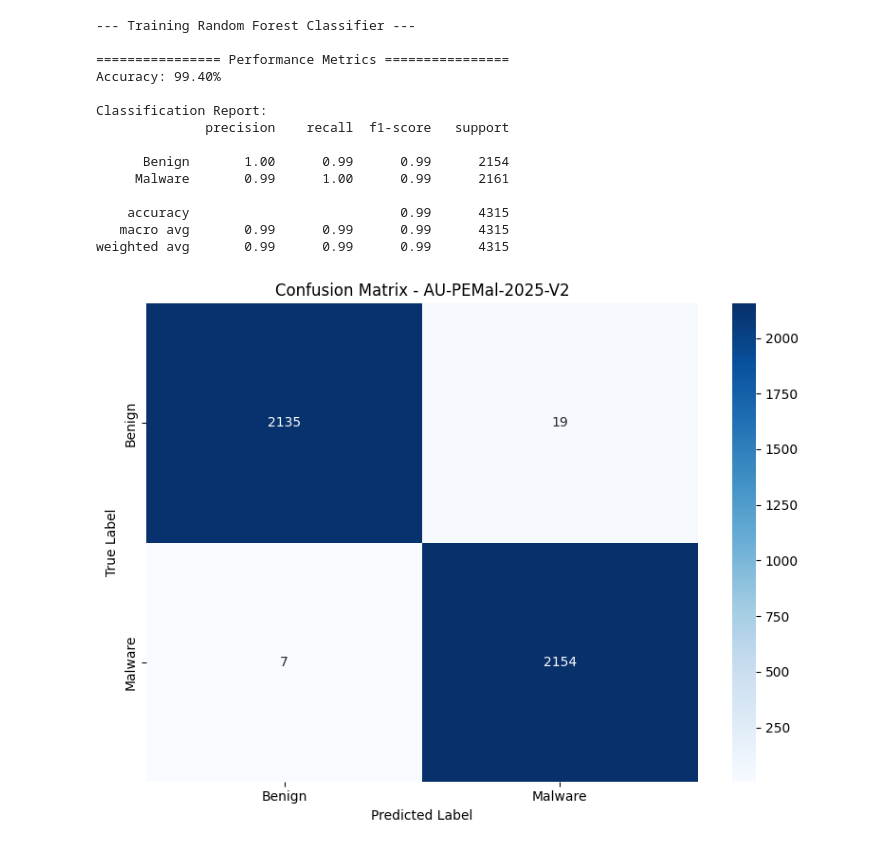
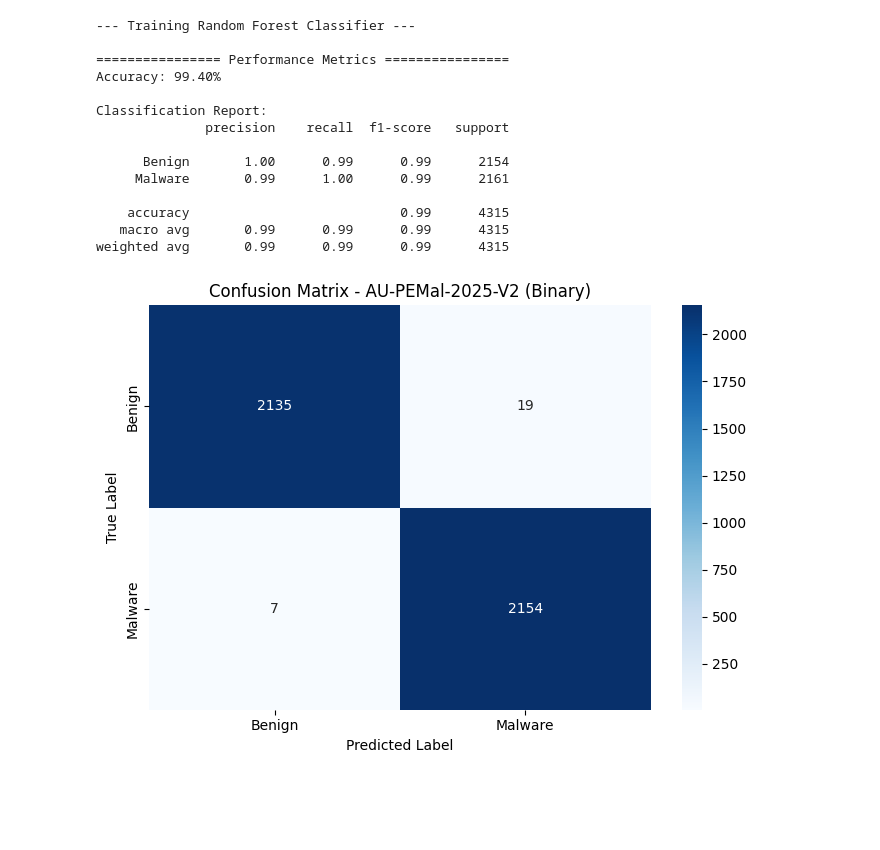
Before and after one commit to burka5032/Obfuscation-Resilient, a Jupyter notebook: AU_v2_cleaning.ipynb, the cells around one changed output. Cells and saved outputs as stored; diff of their text form; code cells hidden in the pictures; blank space fills up the shorter version.

```diff
--- a/AU_v2_cleaning.ipynb
+++ b/AU_v2_cleaning.ipynb
@@ -1,6 +1,7 @@
 # %% [markdown]
 <a href="https://colab.research.google.com/github/burka5032/Obfuscation-Resilient/blob/main/AU_v2_cleaning.ipynb" target="_parent"><img src="https://colab.research.google.com/assets/colab-badge.svg" alt="Open In Colab"/></a>
 # %%
+import glob
 import os
 import matplotlib.pyplot as plt
 import numpy as np
@@ -22,13 +23,25 @@ output_file = "AU-PEMal-2025-V2_Cleaned.csv"
 # 1. File Upload / Existence Check
 # ---------------------------------------------------------
 if not os.path.exists(input_file):
-    try:
-        from google.colab import files
+    print(f"'{input_file}' not found. Searching for matching files...")
+    raw_files = [
+        f for f in glob.glob("AU-PEMal-2025-V2*.csv") if "Cleaned" not in f
+    ]
 
-        print(f"Please upload '{input_file}':")
-        uploaded = files.upload()
-    except ImportError:
-        pass
+    if raw_files:
+        input_file = raw_files[0]
+        print(f"Found dataset: '{input_file}'")
+    else:
+        try:
+            from google.colab import files
+
+            print(f"Please upload '{input_file}':")
+            uploaded = files.upload()
+            input_file = list(uploaded.keys())[0]
+        except ImportError:
+            raise FileNotFoundError(
+                f"Cannot locate '{input_file}' in the current working directory."
+            )
 
 # ---------------------------------------------------------
 # 2. Data Cleaning & Hex Conversion
@@ -91,26 +104,37 @@ if duplicate_count > 0:
     df = df.drop_duplicates(keep="first")
 
 # ---------------------------------------------------------
-# 3. Target Identification & Feature Extraction
+# 3. Target Normalization (Binary: Benign vs. Malware)
 # ---------------------------------------------------------
-# Detect target variable name automatically
-possible_targets = [
-    "Class",
-    "Label",
-    "label",
-    "class",
-    "Category",
-    "category",
-    "target",
-    "Type",
-]
-target_col = next((c for c in possible_targets if c in df.columns), df.columns[-1])
-print(f"Target Column identified: '{target_col}'")
+# Detect binary class label column or fall back to Category/Family mapping
+if "Class" in df.columns:
+    binary_series = df["Class"].copy()
+elif "Category" in df.columns:
+    binary_series = df["Category"].apply(
+        lambda x: "Benign" if str(x).strip().lower() == "benign" else "Malware"
+    )
+elif "Family" in df.columns:
+    binary_series = df["Family"].apply(
+        lambda x: "Benign" if str(x).strip().lower() == "benign" else "Malware"
+    )
+else:
+    raise ValueError("No class or label column found for binary classification.")
 
-X = df.drop(columns=[target_col])
-y = df[target_col]
 
-# Restrict features to numeric values
+def standardize_label(val):
+    val_str = str(val).strip().lower()
+    if val_str in ["0", "benign", "goodware"]:
+        return "Benign"
+    return "Malware"
+
+
+y_binary = binary_series.apply(standardize_label)
+
+# Strip out secondary/categorical label columns from feature matrix X
+all_target_labels = ["Class", "Category", "Family", "label", "target"]
+X = df.drop(columns=[c for c in all_target_labels if c in df.columns])
+
+# Restrict features strictly to numeric columns
 X = X.select_dtypes(include=[np.number])
 
 # Drop zero-variance constant columns
@@ -122,7 +146,7 @@ if constant_cols:
     X = X.drop(columns=constant_cols)
 
 # Export cleaned dataset
-df_cleaned = pd.concat([X, y], axis=1)
+df_cleaned = pd.concat([X, y_binary.rename("Class")], axis=1)
 print(
     f"Final Cleaned Shape: {df_cleaned.shape[0]} rows, {df_cleaned.shape[1]} columns"
 )
@@ -139,10 +163,10 @@ except Exception:
 # 4. Target Encoding, Train/Test Split & Scaling
 # ---------------------------------------------------------
 label_encoder = LabelEncoder()
-y_encoded = label_encoder.fit_transform(y)
+y_encoded = label_encoder.fit_transform(y_binary)
 
 X_train, X_test, y_train, y_test = train_test_split(
-    X, y_encoded, test_size=0.2, random_state=42, stratify=y_encoded
+    X, y_encoded, test_size=0.20, random_state=42, stratify=y_encoded
 )
 
 scaler = StandardScaler()
@@ -173,7 +197,7 @@ print(
 # Plot Confusion Matrix
 cm = confusion_matrix(y_test, y_pred)
 
-plt.figure(figsize=(8, 6))
+plt.figure(figsize=(7, 5))
 sns.heatmap(
     cm,
     annot=True,
@@ -182,9 +206,10 @@ sns.heatmap(
     xticklabels=label_encoder.classes_,
     yticklabels=label_encoder.classes_,
 )
-plt.title("Confusion Matrix - AU-PEMal-2025-V2")
+plt.title("Confusion Matrix - AU-PEMal-2025-V2 (Binary)")
 plt.xlabel("Predicted Label")
 plt.ylabel("True Label")
 plt.tight_layout()
+plt.savefig("v2_binary_confusion_matrix.png", dpi=300)
 plt.show()
 # %% [output]
@@ -198,18 +223,18 @@ Target Column identified: 'Class'
 Final Cleaned Shape: 21574 rows, 36 columns
 [interactive output not drawn]
 [interactive output not drawn]
 --- Training Random Forest Classifier ---
 
 ================ Performance Metrics ================
 Accuracy: 99.40%
 
 Classification Report:
               precision    recall  f1-score   support
 
       Benign       1.00      0.99      0.99      2154
      Malware       0.99      1.00      0.99      2161
 
     accuracy                           0.99      4315
    macro avg       0.99      0.99      0.99      4315
 weighted avg       0.99      0.99      0.99      4315
-[figure, old version]
+[figure, new version]
```
Also changed, not shown: parts of 2 cells of this notebook.
